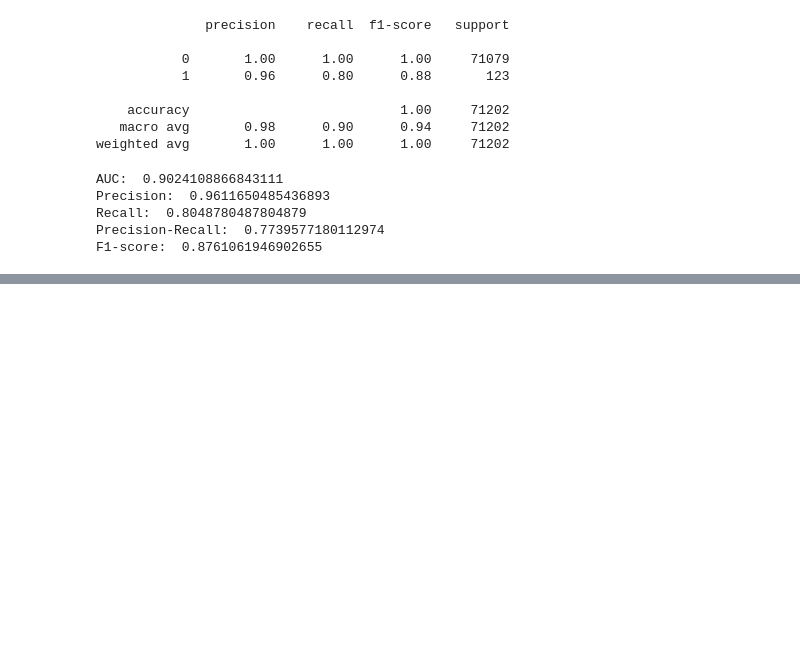
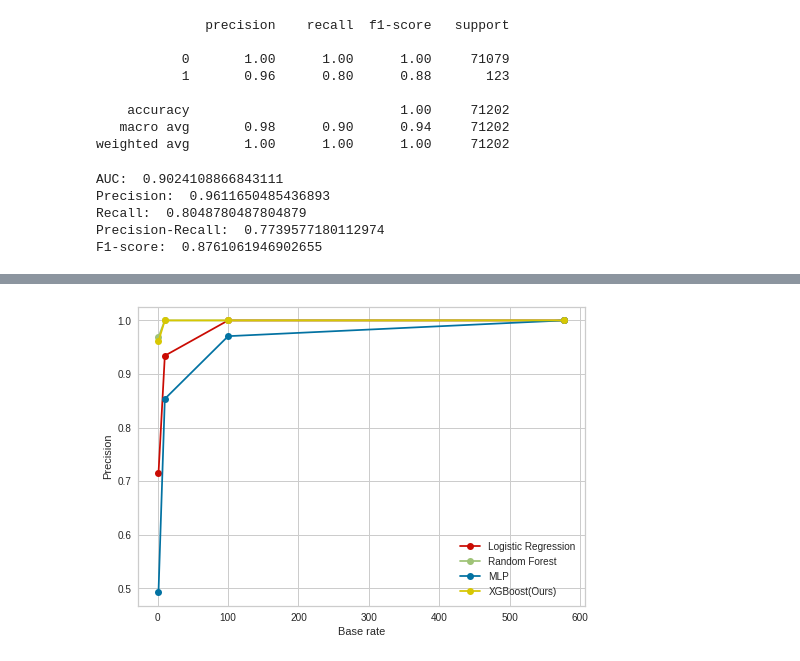
Before and after one commit to hjyion/2022-Machine-Learning, a Jupyter notebook: creditcard_fraud_detection_with_baseline.ipynb, the cells around one changed output, grey strips where cells are left out. Cells and saved outputs as stored; diff of their text form; code cells hidden in the pictures; blank space fills up the shorter version.

```diff
--- a/creditcard_fraud_detection_with_baseline.ipynb
+++ b/creditcard_fraud_detection_with_baseline.ipynb
@@ -888,0 +910,24 @@ import matplotlib.pyplot as plt
+# %%
+import matplotlib.pyplot as plt
+import matplotlib.legend as legend
+index = [577.87, 100, 10, 1]
+
+LR=[np.mean(precision_lr_br1), np.mean(precision_lr_br10), np.mean(precision_lr_br100), np.mean(precision_lr_brreal)]
+lr,=plt.plot(index, LR, 'ro-')
+
+RF=[np.mean(precision_rf_br1), np.mean(precision_rf_br10), np.mean(precision_rf_br100),np.mean(precision_rf_brreal)]
+rf,=plt.plot(index, RF, 'go-')
+
+MLP=[np.mean(precision_mlp_br1), np.mean(precision_mlp_br10), np.mean(precision_mlp_br100), np.mean(precision_mlp_brreal)]
+mlp,=plt.plot(index, MLP, 'bo-')
+
+XGB=[np.mean(precision_xgb_br1), np.mean(precision_xgb_br10), np.mean(precision_xgb_br100), np.mean(precision_xgb_brreal)]
+xgb,=plt.plot(index, XGB, 'yo-')
+
+plt.legend([lr, rf, mlp, xgb],['Logistic Regression','Random Forest','MLP', 'XGBoost(Ours)'])
+plt.xlabel('Base rate')
+plt.ylabel('Precision')
+plt.grid(True)
+plt.show()
+# %% [output]
+[figure, added]
```
Also changed, not shown: parts of 32 cells of this notebook.
